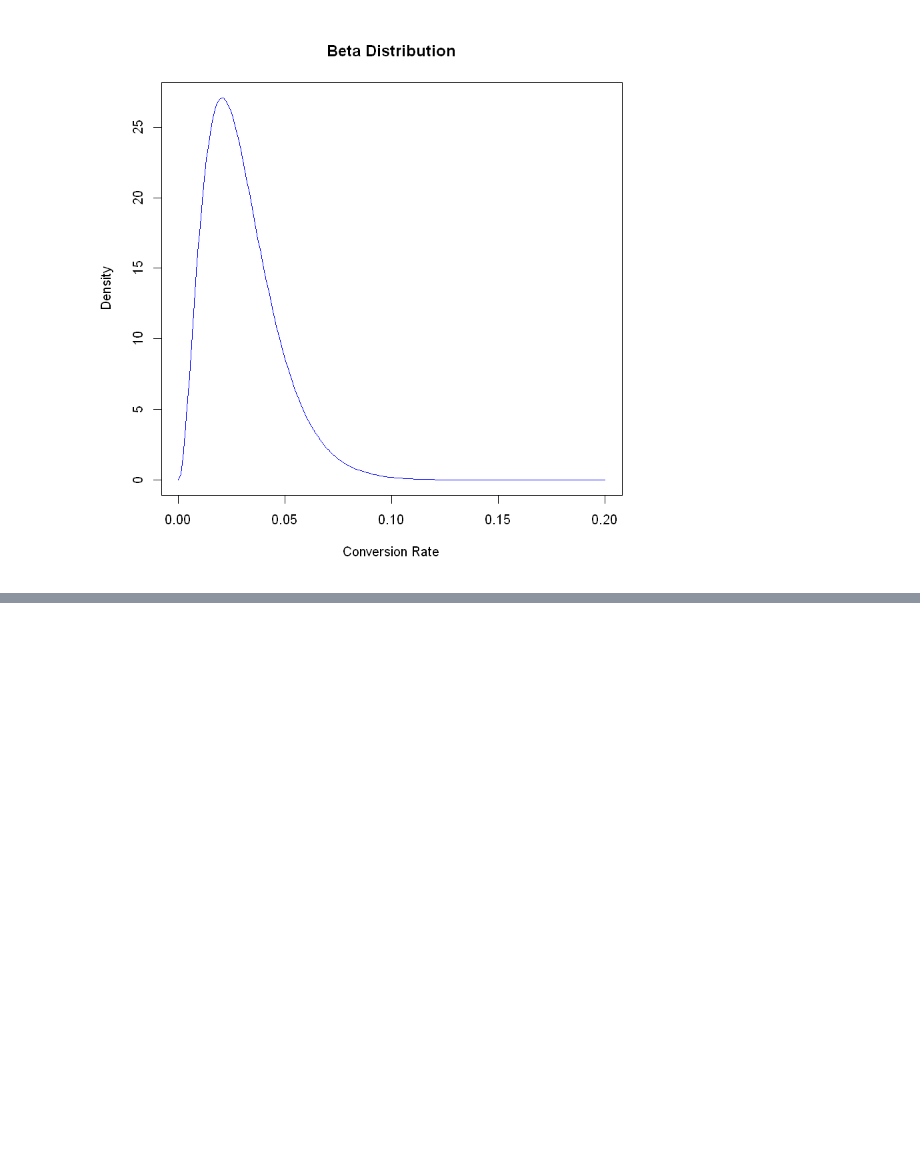
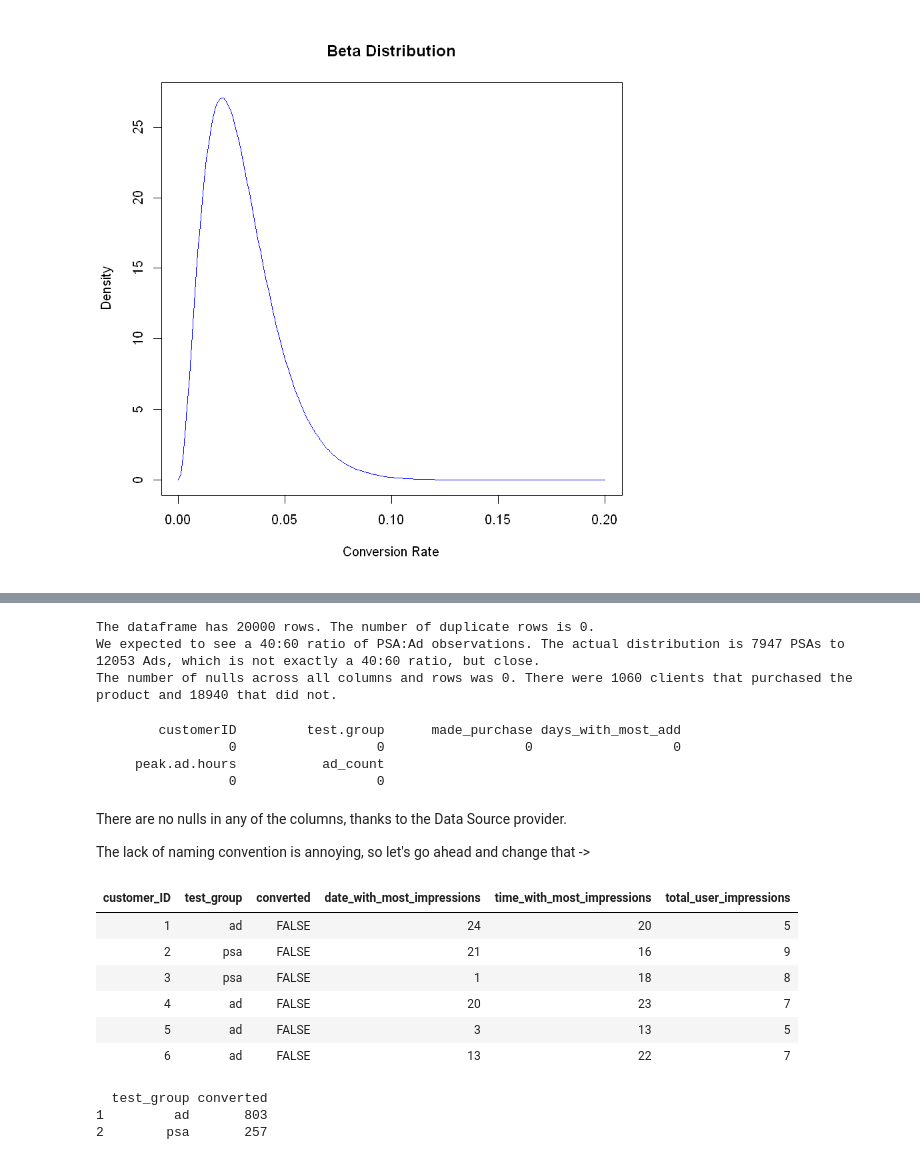
Before and after one commit to FreshOats/Bayesian_Marketing_Analysis, a Jupyter notebook: Bayesian_Marketing_Analysis.ipynb, the cells around one changed output, grey strips where cells are left out. Drawn from its saved outputs; the diff is of its cells as text; code cells hidden in the pictures; blank space fills up the shorter version.

Commit message:
Add data to repo. Continue analysis

```diff
--- a/Bayesian_Marketing_Analysis.ipynb
+++ b/Bayesian_Marketing_Analysis.ipynb
@@ -67,0 +72,4 @@ In the case where there is an overlap in the probability distributions, there is
+# %%
+# Import the data
+ab <- read.csv("online_ad_AB.csv")
+print(ab)
@@ -67,0 +94,70 @@ In the case where there is an overlap in the probability distributions, there is
+# %%
+# Calculate length of dataframe
+length <- nrow(ab)
+
+# Calculate the number of duplicate rows
+dupes <- sum(duplicated(ab))
+
+# Calculate the count of each group in 'test group'
+groups <- table(ab$test.group)
+
+# Calculate the number of null values
+nulls <- sum(is.na(ab))
+
+# Calculate the count of each category in 'made_purchase'
+purchased <- table(ab$made_purchase)
+
+# Print the results
+cat(sprintf("The dataframe has %d rows. The number of duplicate rows is %d.\n", length, dupes))
+cat(sprintf("We expected to see a 40:60 ratio of PSA:Ad observations. The actual distribution is %d PSAs to %d Ads, which is not exactly a 40:60 ratio, but close.\n", groups[2], groups[1]))
+cat(sprintf("The number of nulls across all columns and rows was %d. There were %d clients that purchased the product and %d that did not.\n", nulls, purchased[2], purchased[1]))
+# %% [output]
+The dataframe has 20000 rows. The number of duplicate rows is 0.
+We expected to see a 40:60 ratio of PSA:Ad observations. The actual distribution is 7947 PSAs to 12053 Ads, which is not exactly a 40:60 ratio, but close.
+The number of nulls across all columns and rows was 0. There were 1060 clients that purchased the product and 18940 that did not.
+# %%
+null_counts <- colSums(is.na(ab))
+print(null_counts)
+# %% [output]
+        customerID         test.group      made_purchase days_with_most_add
+                 0                  0                  0                  0
+     peak.ad.hours           ad_count
+                 0                  0
+# %% [markdown]
+There are no nulls in any of the columns, thanks to the Data Source provider.
+
+The lack of naming convention is annoying, so let's go ahead and change that ->
+# %%
+# Define the mapping of column names
+new_columns <- c(
+    "customerID" = "customer_ID",
+    "test.group" = "test_group",
+    "made_purchase" = "converted",
+    "days_with_most_add" = "date_with_most_impressions",
+    "peak.ad.hours" = "time_with_most_impressions",
+    "ad_count" = "total_user_impressions"
+)
+
+# Rename the columns
+names(ab) <- new_columns
+
+# Print the first few rows
+head(ab)
+# %% [output]
+| customer_ID | test_group | converted | date_with_most_impressions | time_with_most_impressions | total_user_impressions |
+| 1 | ad | FALSE | 24 | 20 | 5 |
+| 2 | psa | FALSE | 21 | 16 | 9 |
+| 3 | psa | FALSE | 1 | 18 | 8 |
+| 4 | ad | FALSE | 20 | 23 | 7 |
+| 5 | ad | FALSE | 3 | 13 | 5 |
+| 6 | ad | FALSE | 13 | 22 | 7 |
+# %%
+conversion_trues <- aggregate(converted ~ test_group, data = ab, FUN = function(x) sum(x))
+
+print(conversion_trues)
+ad.true = conversion_trues[1, 2]
+psa.true = conversion_trues[2, 2]
+# %% [output]
+  test_group converted
+1         ad       803
+2        psa       257
```
Also changed, not shown: parts of 4 cells of this notebook, 1 other file.
